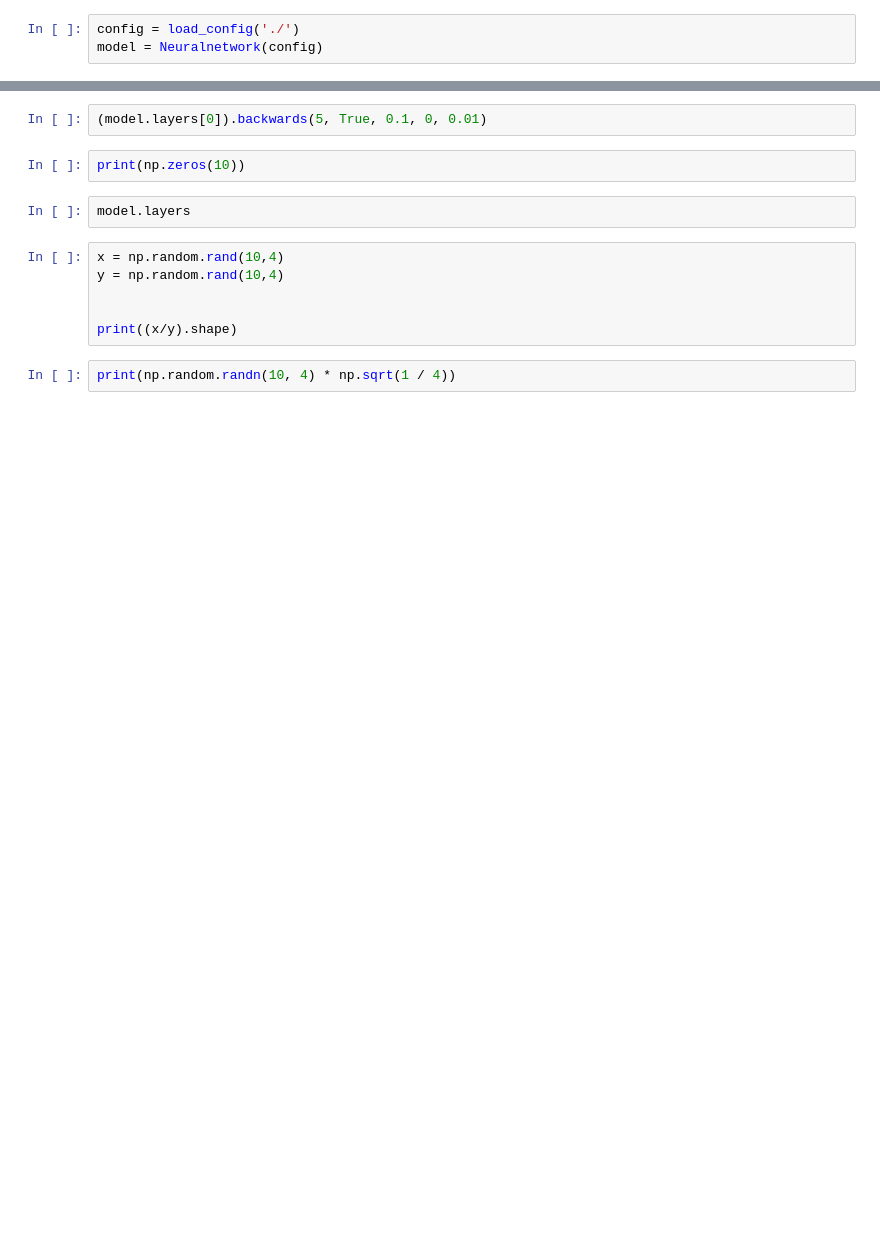
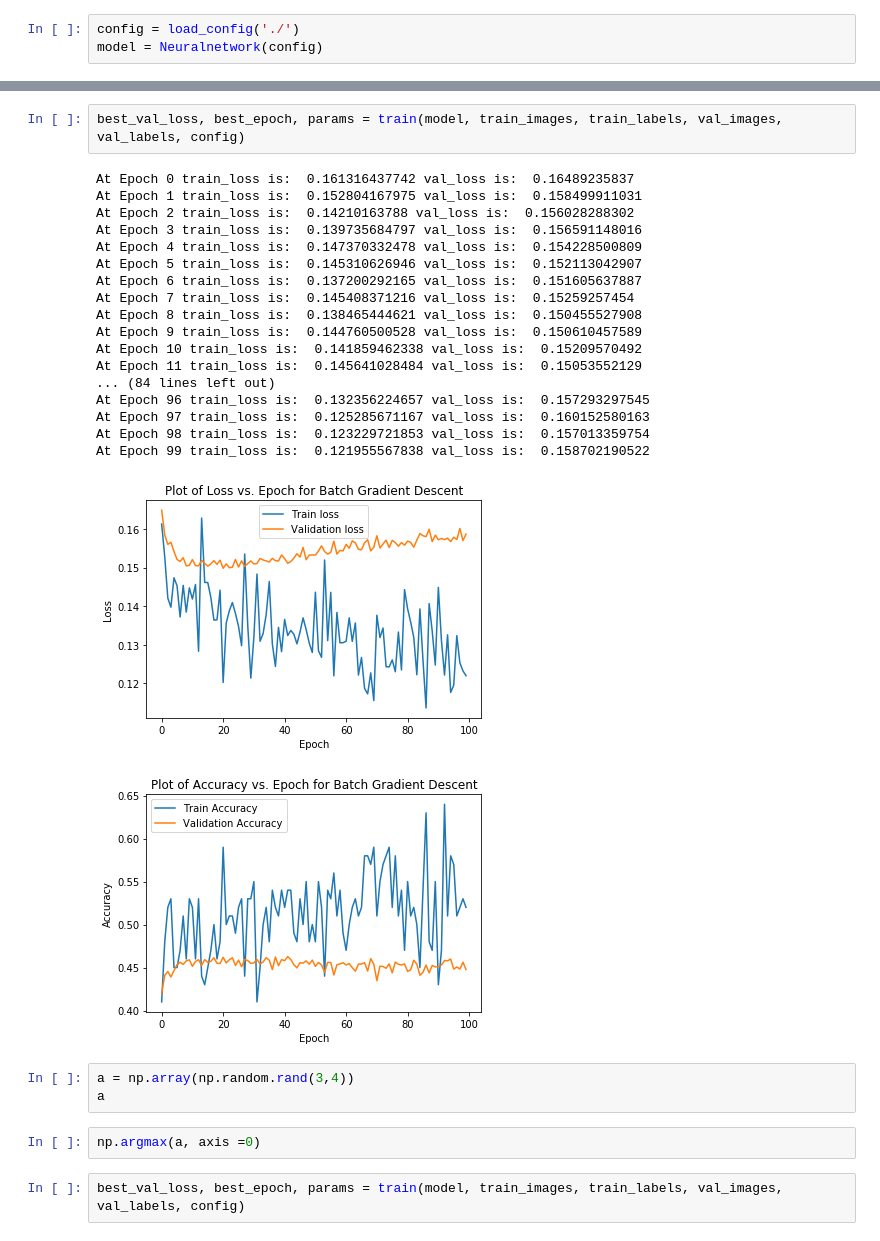
Before and after one commit to pkhorram/PA2, a Jupyter notebook: normalize.ipynb, the cells around one changed output, grey strips where cells are left out. Drawn from its saved outputs; the diff is of its cells as text; blank space fills up the shorter version.

```diff
--- a/normalize.ipynb
+++ b/normalize.ipynb
@@ -105,14 +49,29 @@ for i in range(4):
-# %%
-(model.layers[0]).backwards(5, True, 0.1, 0, 0.01)
-# %%
-print(np.zeros(10))
-# %%
-model.layers
-# %%
-x = np.random.rand(10,4)
-y = np.random.rand(10,4)
-
-
-print((x/y).shape)
-# %%
-print(np.random.randn(10, 4) * np.sqrt(1 / 4))
+# %%
+best_val_loss, best_epoch, params = train(model, train_images, train_labels, val_images, val_labels, config)
+# %% [output]
+At Epoch 0 train_loss is:  0.161316437742 val_loss is:  0.16489235837
+At Epoch 1 train_loss is:  0.152804167975 val_loss is:  0.158499911031
+At Epoch 2 train_loss is:  0.14210163788 val_loss is:  0.156028288302
+At Epoch 3 train_loss is:  0.139735684797 val_loss is:  0.156591148016
+At Epoch 4 train_loss is:  0.147370332478 val_loss is:  0.154228500809
+At Epoch 5 train_loss is:  0.145310626946 val_loss is:  0.152113042907
+At Epoch 6 train_loss is:  0.137200292165 val_loss is:  0.151605637887
+At Epoch 7 train_loss is:  0.145408371216 val_loss is:  0.15259257454
+At Epoch 8 train_loss is:  0.138465444621 val_loss is:  0.150455527908
+At Epoch 9 train_loss is:  0.144760500528 val_loss is:  0.150610457589
+At Epoch 10 train_loss is:  0.141859462338 val_loss is:  0.15209570492
+At Epoch 11 train_loss is:  0.145641028484 val_loss is:  0.15053552129
+... (84 lines left out)
+At Epoch 96 train_loss is:  0.132356224657 val_loss is:  0.157293297545
+At Epoch 97 train_loss is:  0.125285671167 val_loss is:  0.160152580163
+At Epoch 98 train_loss is:  0.123229721853 val_loss is:  0.157013359754
+At Epoch 99 train_loss is:  0.121955567838 val_loss is:  0.158702190522
+[figure, added]
+[figure, added]
+# %%
+a = np.array(np.random.rand(3,4))
+a
+# %%
+np.argmax(a, axis =0)
+# %%
+best_val_loss, best_epoch, params = train(model, train_images, train_labels, val_images, val_labels, config)
```
Also changed, not shown: parts of 4 cells of this notebook, 2 other files.
